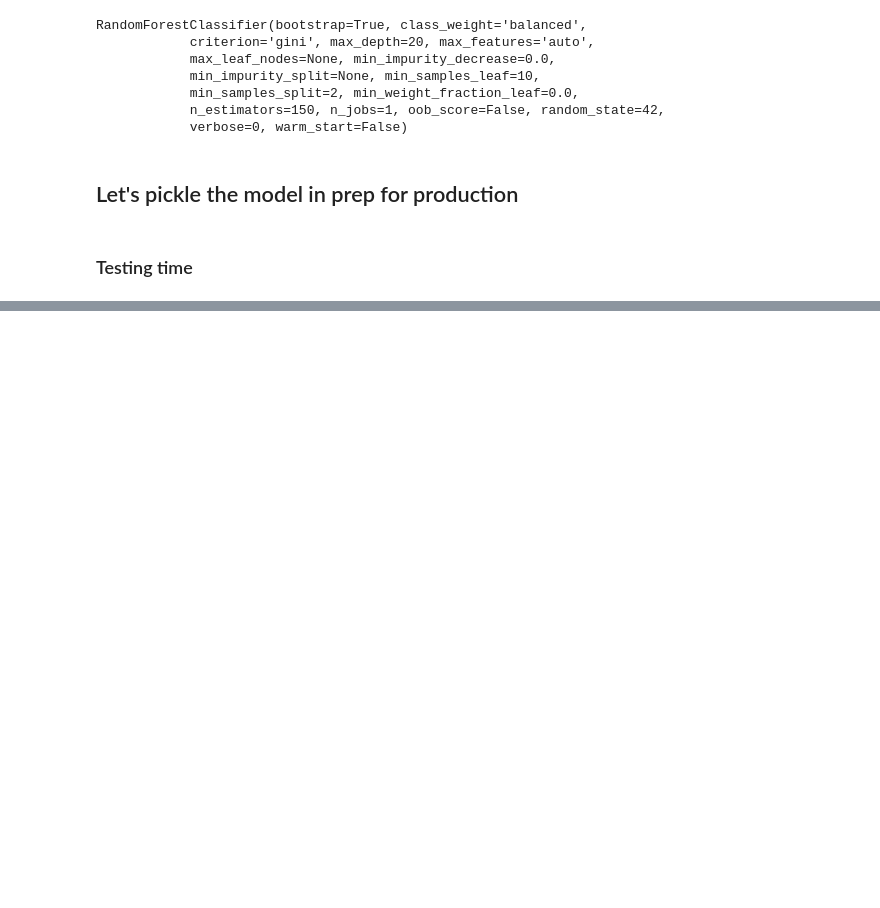
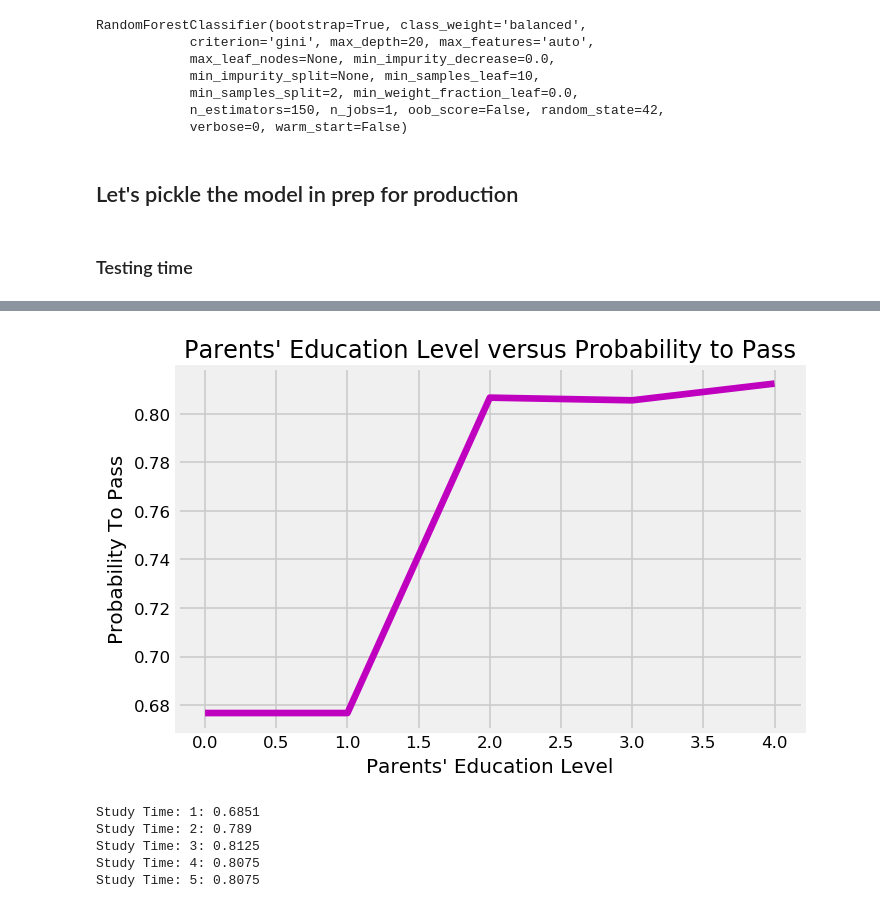
Before and after one commit to Auste1989/metis_projects, a Jupyter notebook: Student_Grade_Prediction/Student_Grade_Prediction_Modelling.ipynb, the cells around one changed output, grey strips where cells are left out. Saved outputs shown, nothing was run; the diff lists cells and outputs as text; code cells hidden in the pictures; blank space fills up the shorter version.

```diff
--- a/Student_Grade_Prediction/Student_Grade_Prediction_Modelling.ipynb
+++ b/Student_Grade_Prediction/Student_Grade_Prediction_Modelling.ipynb
@@ -896,0 +994,21 @@ make_prediction(test_student)
+# %%
+plt.figure(dpi=120)
+plt.title("Parents' Education Level versus Probability to Pass")
+plt.xlabel("Parents' Education Level")
+plt.ylabel('Probability To Pass')
+plt.plot(edu_effect.keys(), edu_effect.values(), color='m')
+
+#plt.savefig('/Users/auste_m/ds/metis/metisgh/github/metis_projects/Student_Grade_Prediction/Parents_Edu.png', format='png', dpi=120, bbox_inches="tight");
+# %% [output]
+[figure, added]
+# %%
+study_effect = {}
+for student in student_study:
+    print('Study Time:', str(student['studytime']) + ':', str(make_prediction(student)['prob_pass']))
+    study_effect[student['studytime']] = make_prediction(student)['prob_pass']
+# %% [output]
+Study Time: 1: 0.6851
+Study Time: 2: 0.789
+Study Time: 3: 0.8125
+Study Time: 4: 0.8075
+Study Time: 5: 0.8075
```
Also changed, not shown: parts of 8 cells of this notebook, 5 other files.
